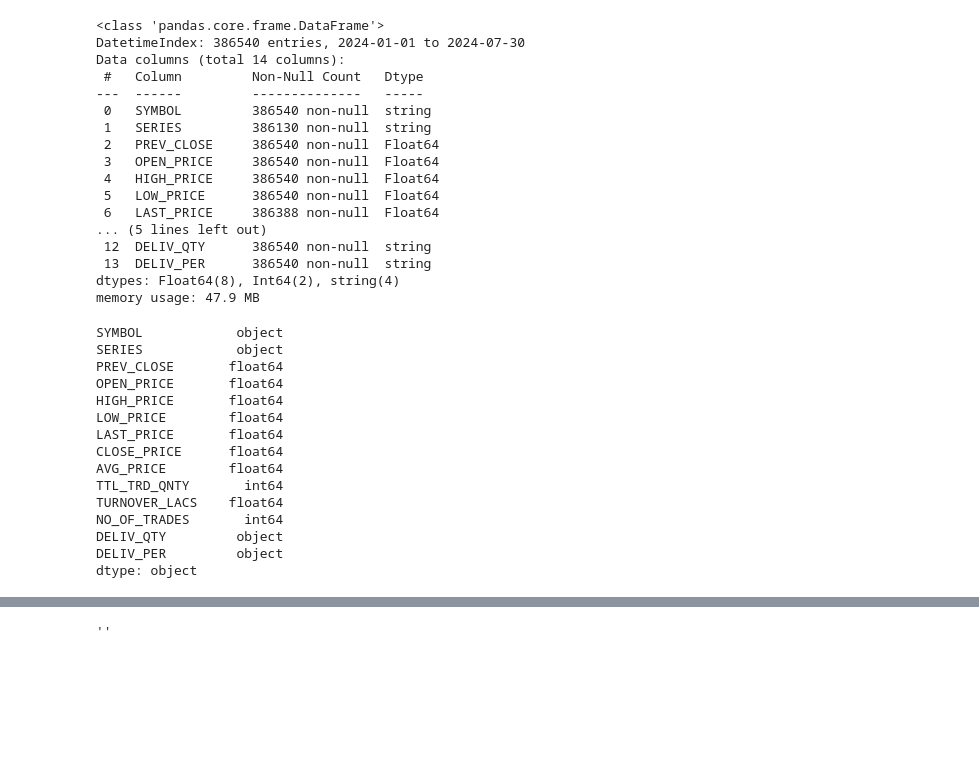
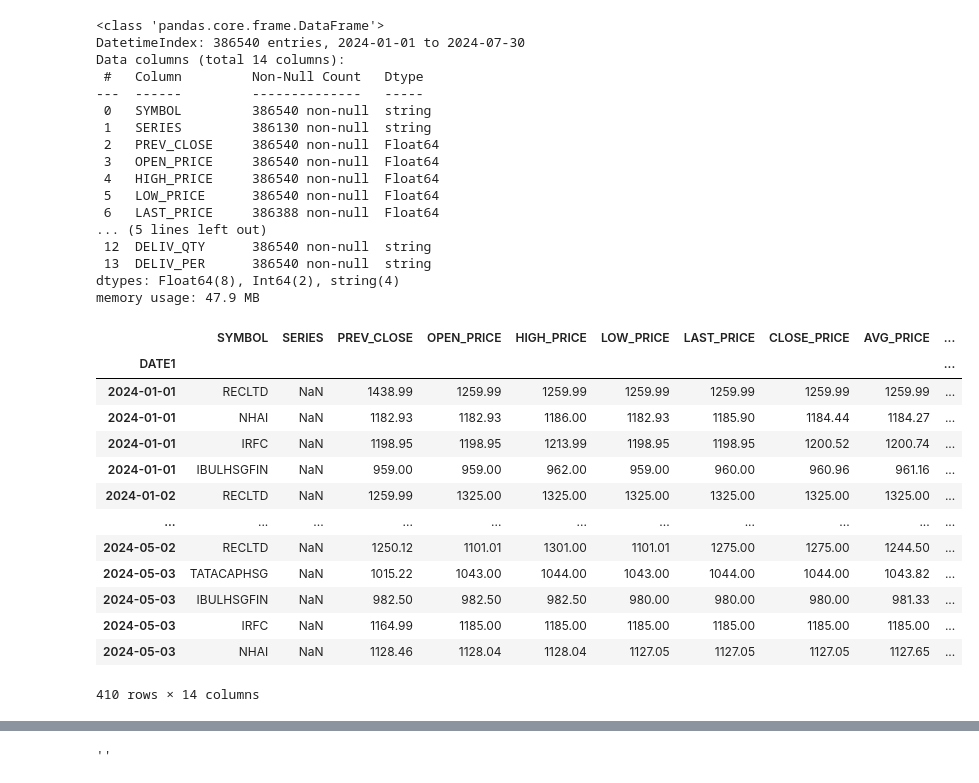
Before and after one commit to AysNyl/data-version-control-testing, a Jupyter notebook: notebooks/bhav-data-gen.ipynb, the cells around one changed output, grey strips where cells are left out. Saved outputs shown, nothing was run; the diff lists cells and outputs as text; code cells hidden in the pictures; blank space fills up the shorter version.

```diff
--- a/notebooks/bhav-data-gen.ipynb
+++ b/notebooks/bhav-data-gen.ipynb
@@ -217,8 +224,7 @@ Data columns (total 14 columns):
 dtypes: float64(8), int64(2), object(4)
 memory usage: 44.2+ MB
 # %%
-bd24 = bd24.convert_dtypes().copy()
-bd24.info()
+bd24.convert_dtypes().info()
 # %% [output]
 <class 'pandas.core.frame.DataFrame'>
 DatetimeIndex: 386540 entries, 2024-01-01 to 2024-07-30
@@ -237,24 +243,23 @@ Data columns (total 14 columns):
  13  DELIV_PER      386540 non-null  string
 dtypes: Float64(8), Int64(2), string(4)
 memory usage: 47.9 MB
-# %%
-bd24.dtypes
-# %% [output]
-SYMBOL            object
-SERIES            object
-PREV_CLOSE       float64
-OPEN_PRICE       float64
-HIGH_PRICE       float64
-LOW_PRICE        float64
-LAST_PRICE       float64
-CLOSE_PRICE      float64
-AVG_PRICE        float64
-TTL_TRD_QNTY       int64
-TURNOVER_LACS    float64
-NO_OF_TRADES       int64
-DELIV_QTY         object
-DELIV_PER         object
-dtype: object
+# %%
+bd24[bd24['SERIES'].isna()]
+# %% [output]
+|  | SYMBOL | SERIES | PREV_CLOSE | OPEN_PRICE | HIGH_PRICE | LOW_PRICE | LAST_PRICE | CLOSE_PRICE | AVG_PRICE | ... |
+| DATE1 |  |  |  |  |  |  |  |  |  | ... |
+| 2024-01-01 | RECLTD | NaN | 1438.99 | 1259.99 | 1259.99 | 1259.99 | 1259.99 | 1259.99 | 1259.99 | ... |
+| 2024-01-01 | NHAI | NaN | 1182.93 | 1182.93 | 1186.00 | 1182.93 | 1185.90 | 1184.44 | 1184.27 | ... |
+| 2024-01-01 | IRFC | NaN | 1198.95 | 1198.95 | 1213.99 | 1198.95 | 1198.95 | 1200.52 | 1200.74 | ... |
+| 2024-01-01 | IBULHSGFIN | NaN | 959.00 | 959.00 | 962.00 | 959.00 | 960.00 | 960.96 | 961.16 | ... |
+| 2024-01-02 | RECLTD | NaN | 1259.99 | 1325.00 | 1325.00 | 1325.00 | 1325.00 | 1325.00 | 1325.00 | ... |
+| ... | ... | ... | ... | ... | ... | ... | ... | ... | ... | ... |
+| 2024-05-02 | RECLTD | NaN | 1250.12 | 1101.01 | 1301.00 | 1101.01 | 1275.00 | 1275.00 | 1244.50 | ... |
+| 2024-05-03 | TATACAPHSG | NaN | 1015.22 | 1043.00 | 1044.00 | 1043.00 | 1044.00 | 1044.00 | 1043.82 | ... |
+| 2024-05-03 | IBULHSGFIN | NaN | 982.50 | 982.50 | 982.50 | 980.00 | 980.00 | 980.00 | 981.33 | ... |
+| 2024-05-03 | IRFC | NaN | 1164.99 | 1185.00 | 1185.00 | 1185.00 | 1185.00 | 1185.00 | 1185.00 | ... |
+| 2024-05-03 | NHAI | NaN | 1128.46 | 1128.04 | 1128.04 | 1127.05 | 1127.05 | 1127.05 | 1127.65 | ... |
+410 rows × 14 columns
 # %%
 bd24['SYMBOL']
 # %% [output]
```
Also changed, not shown: parts of 38 cells of this notebook, 4 other files.
